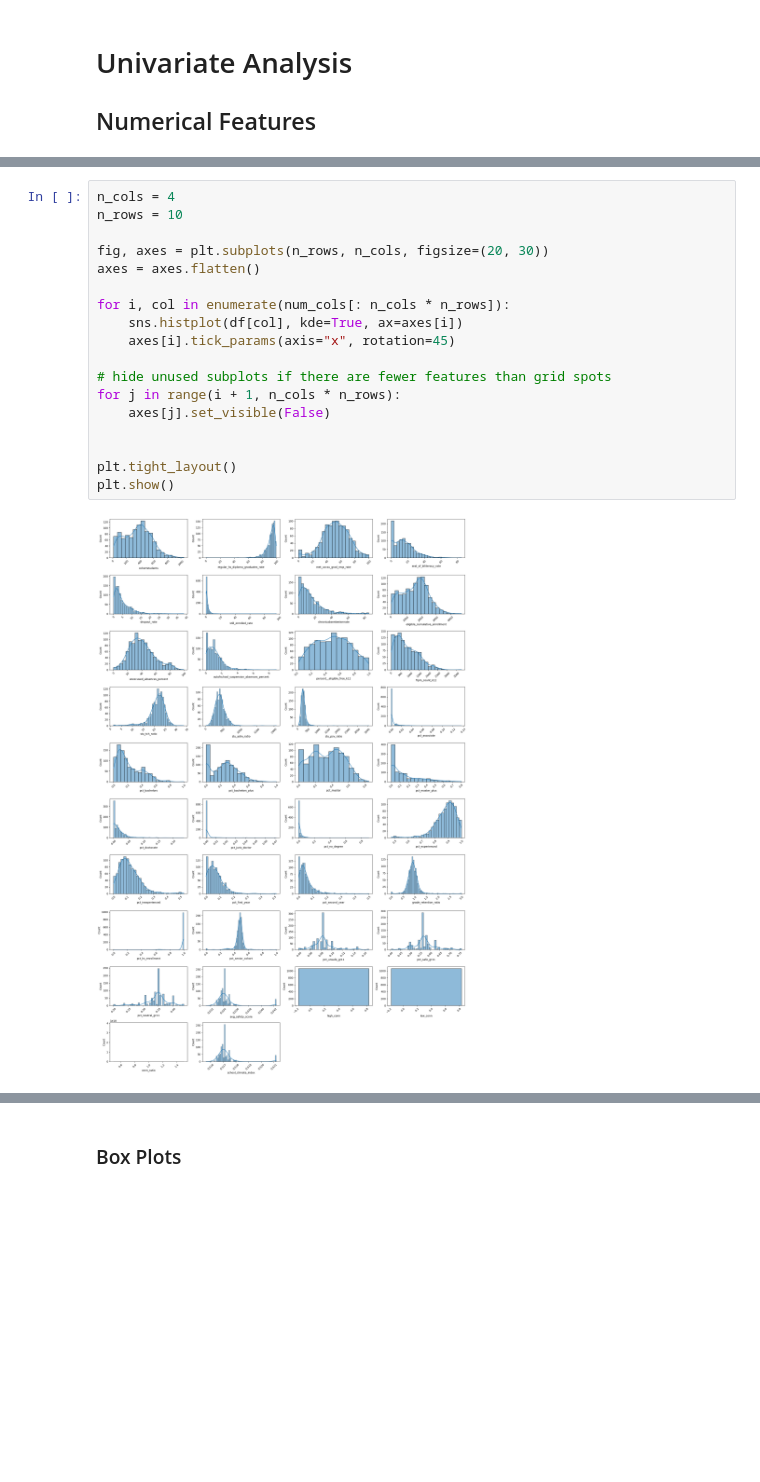
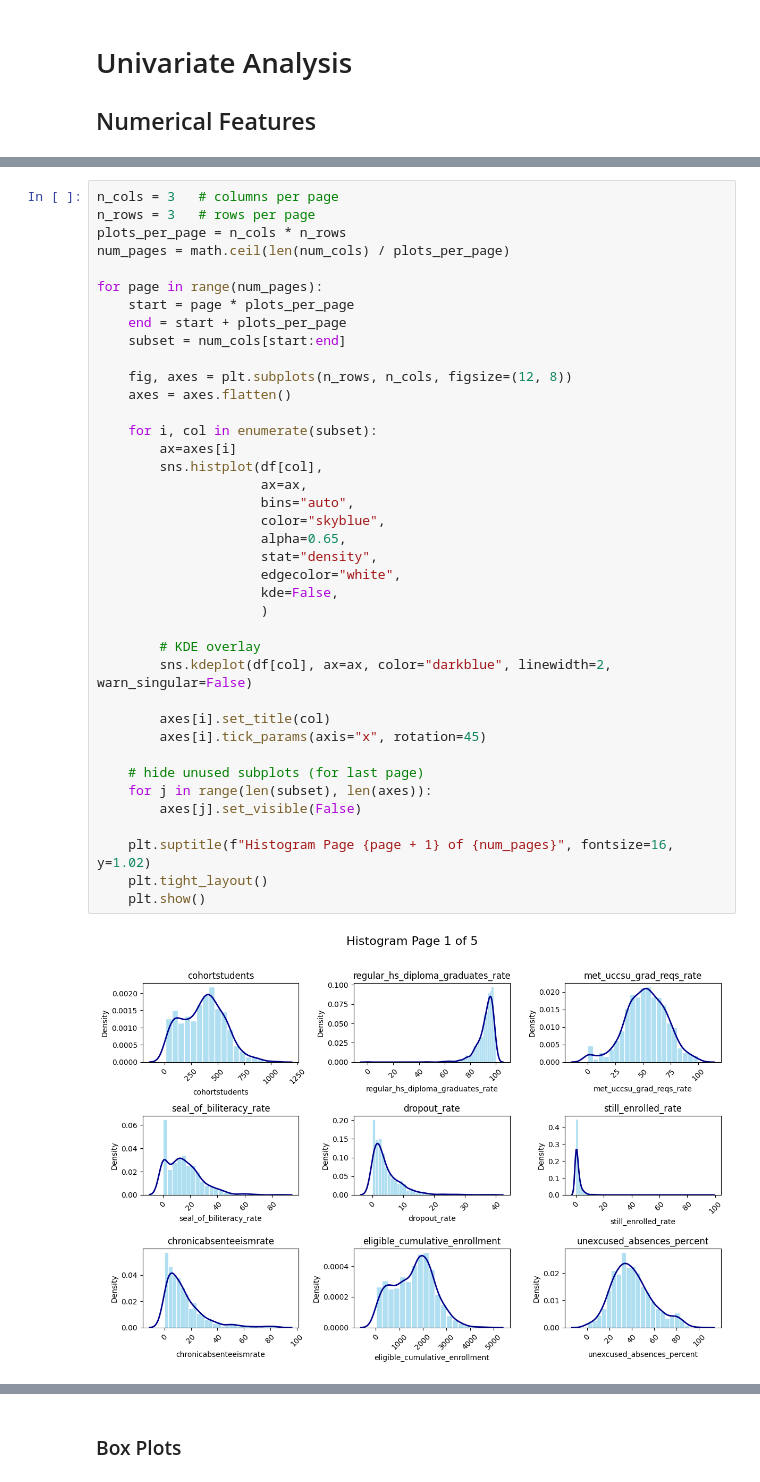
Before and after one commit to junclemente/ads599-capstone_project, a Jupyter notebook: library/02_data_exploration-univariate.ipynb, the cells around one changed output, grey strips where cells are left out. Drawn from its saved outputs; the diff is of its cells as text; blank space fills up the shorter version.

```diff
--- a/library/02_data_exploration-univariate.ipynb
+++ b/library/02_data_exploration-univariate.ipynb
@@ -175,20 +175,41 @@ df_num.describe().T
-# %%
-n_cols = 4
-n_rows = 10
-
-fig, axes = plt.subplots(n_rows, n_cols, figsize=(20, 30))
-axes = axes.flatten()
-
-for i, col in enumerate(num_cols[: n_cols * n_rows]):
-    sns.histplot(df[col], kde=True, ax=axes[i])
-    axes[i].tick_params(axis="x", rotation=45)
-
-# hide unused subplots if there are fewer features than grid spots
-for j in range(i + 1, n_cols * n_rows):
-    axes[j].set_visible(False)
-
-
-plt.tight_layout()
-plt.show()
-# %% [output]
-[figure, removed]
+# %%
+n_cols = 3   # columns per page
+n_rows = 3   # rows per page
+plots_per_page = n_cols * n_rows
+num_pages = math.ceil(len(num_cols) / plots_per_page)
+
+for page in range(num_pages):
+    start = page * plots_per_page
+    end = start + plots_per_page
+    subset = num_cols[start:end]
+
+    fig, axes = plt.subplots(n_rows, n_cols, figsize=(12, 8))
+    axes = axes.flatten()
+
+    for i, col in enumerate(subset):
+        ax=axes[i]
+        sns.histplot(df[col],
+                     ax=ax,
+                     bins="auto",
+                     color="skyblue",
+                     alpha=0.65,
+                     stat="density",
+                     edgecolor="white",
+                     kde=False,
+                     )
+
+        # KDE overlay
+        sns.kdeplot(df[col], ax=ax, color="darkblue", linewidth=2, warn_singular=False)
+
+        axes[i].set_title(col)
+        axes[i].tick_params(axis="x", rotation=45)
+
+    # hide unused subplots (for last page)
+    for j in range(len(subset), len(axes)):
+        axes[j].set_visible(False)
+
+    plt.suptitle(f"Histogram Page {page + 1} of {num_pages}", fontsize=16, y=1.02)
+    plt.tight_layout()
+    plt.show()
+# %% [output]
+[figure, added]
```
Also changed, not shown: parts of 29 cells of this notebook.
